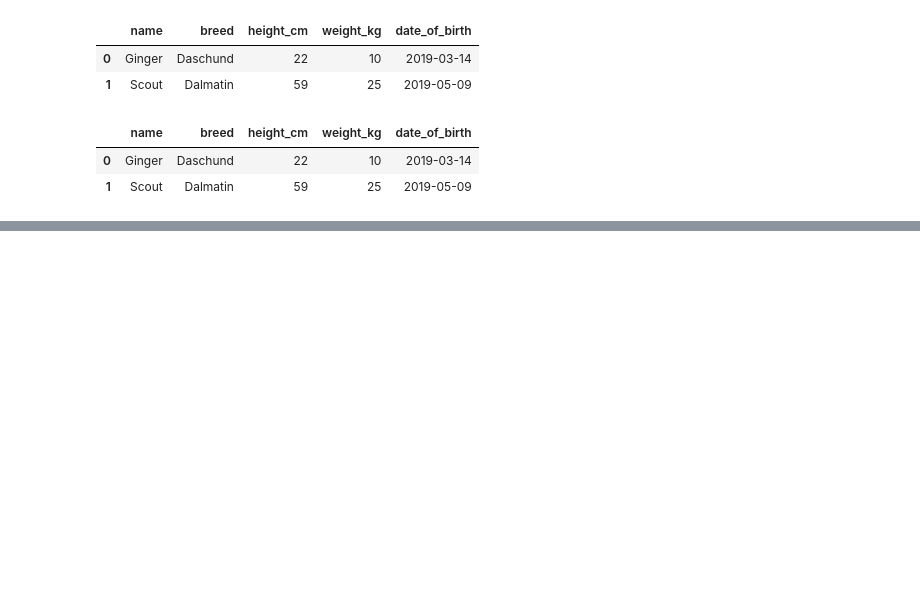
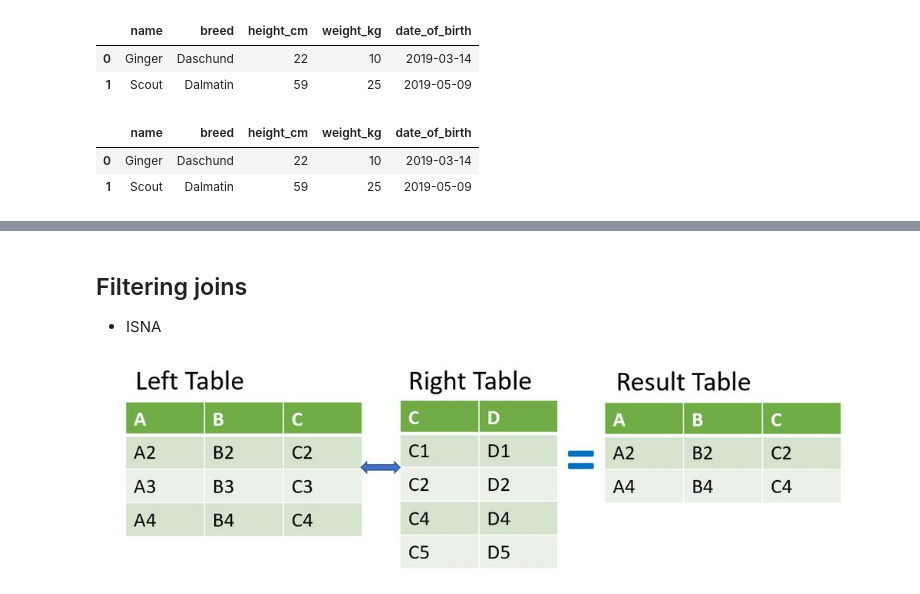
Before and after one commit to magannamazur/Codewars, a Jupyter notebook: DataCamp/d_pandas.ipynb, the cells around one changed output, grey strips where cells are left out. Saved outputs shown, nothing was run; the diff lists cells and outputs as text; code cells hidden in the pictures; blank space fills up the shorter version.

```diff
--- a/DataCamp/d_pandas.ipynb
+++ b/DataCamp/d_pandas.ipynb
@@ -974,0 +1273,10 @@ ward_census2.head()
+# %% [markdown]
+## Filtering joins
+- ISNA
+# %%
+from PIL import Image
+from IPython.display import display
+img = Image. open('semi1.jpg')
+display(img)
+# %% [output]
+[figure, added]
```
Also changed, not shown: parts of 73 cells of this notebook.
